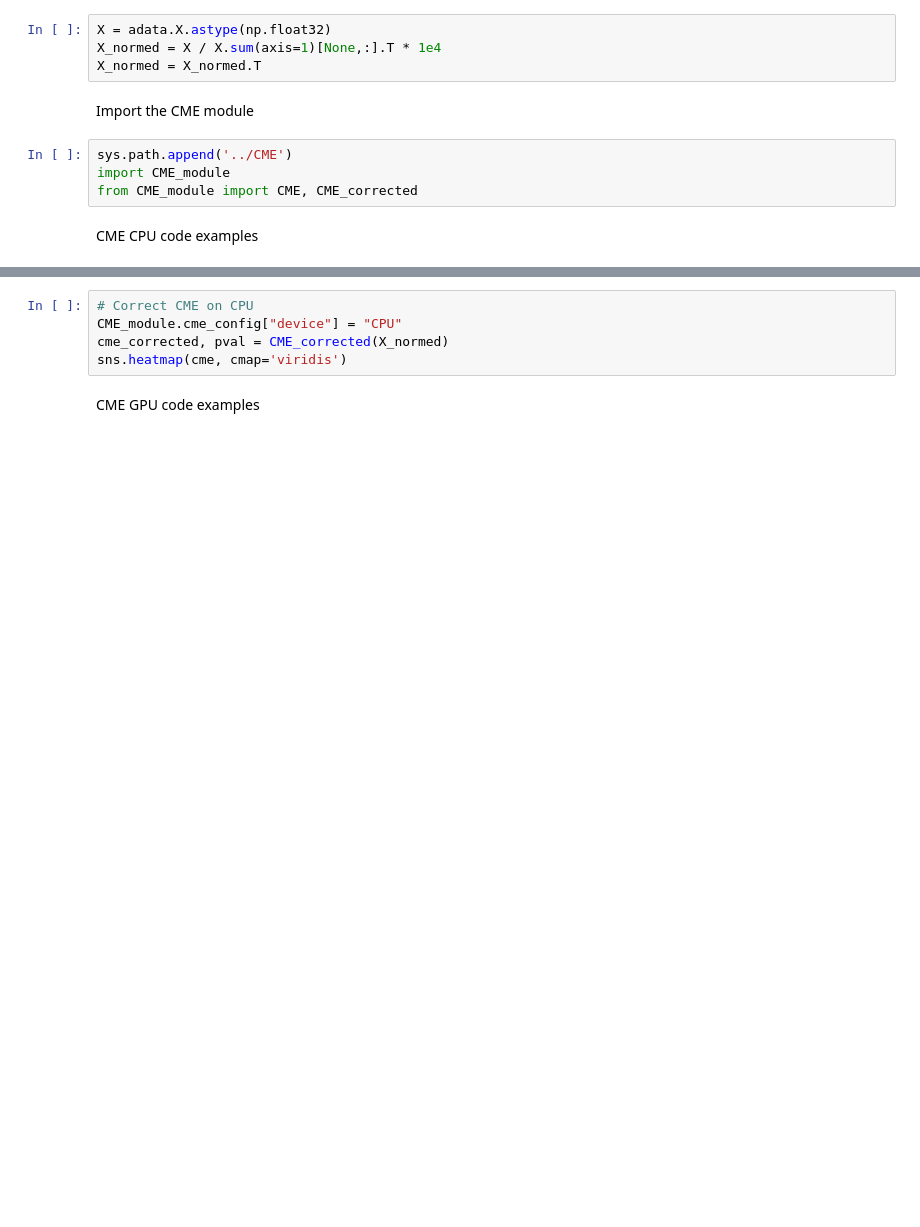
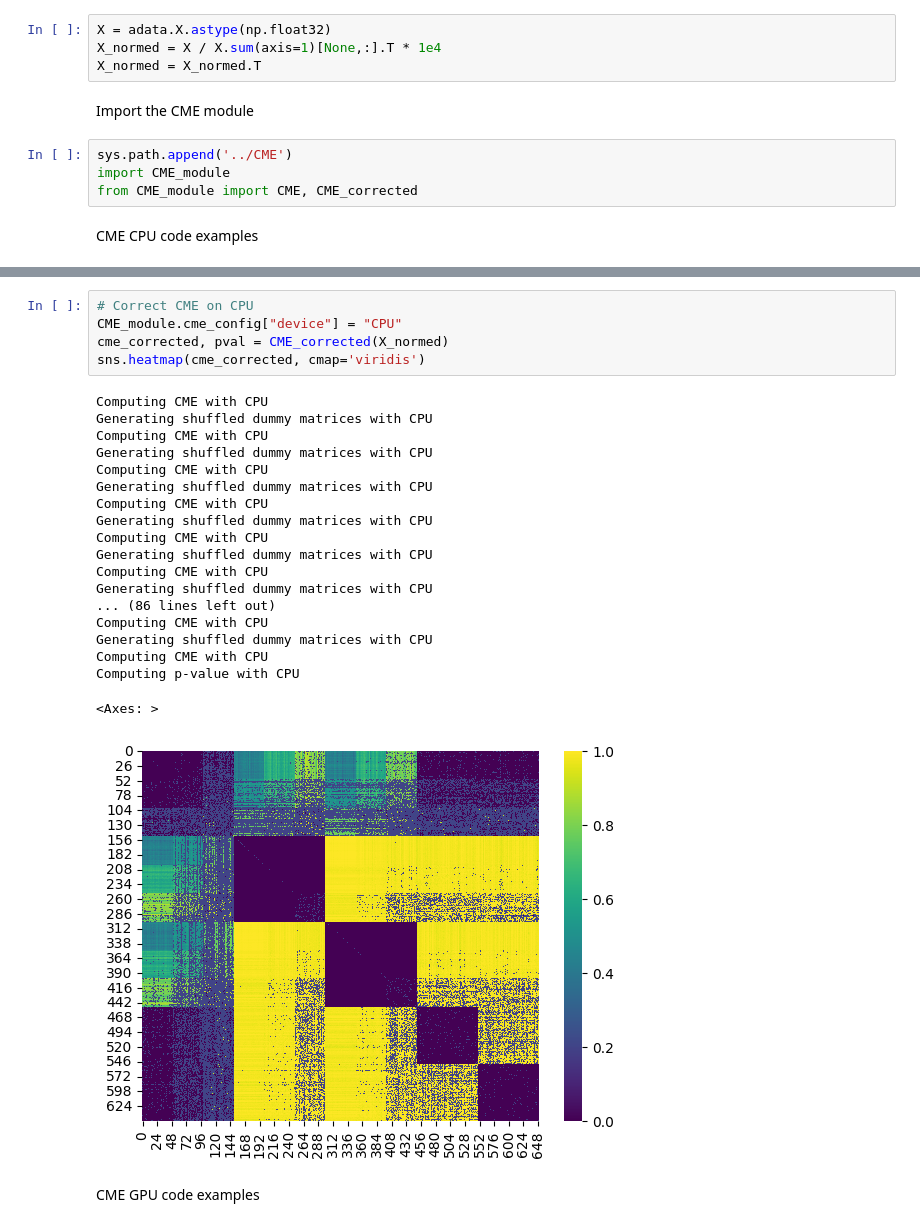
Before and after one commit to YourongZhou/sc_simulator, a Jupyter notebook: example_notebooks/CME_example.ipynb, the cells around one changed output, grey strips where cells are left out. Cells and saved outputs as stored; diff of their text form; blank space fills up the shorter version.

```diff
--- a/example_notebooks/CME_example.ipynb
+++ b/example_notebooks/CME_example.ipynb
@@ -33,8 +50,28 @@ sns.heatmap(cme, cmap='viridis')
 # %%
 # Correct CME on CPU
 CME_module.cme_config["device"] = "CPU"
 cme_corrected, pval = CME_corrected(X_normed)
-sns.heatmap(cme, cmap='viridis')
+sns.heatmap(cme_corrected, cmap='viridis')
+# %% [output]
+Computing CME with CPU
+Generating shuffled dummy matrices with CPU
+Computing CME with CPU
+Generating shuffled dummy matrices with CPU
+Computing CME with CPU
+Generating shuffled dummy matrices with CPU
+Computing CME with CPU
+Generating shuffled dummy matrices with CPU
+Computing CME with CPU
+Generating shuffled dummy matrices with CPU
+Computing CME with CPU
+Generating shuffled dummy matrices with CPU
+... (86 lines left out)
+Computing CME with CPU
+Generating shuffled dummy matrices with CPU
+Computing CME with CPU
+Computing p-value with CPU
+<Axes: >
+[figure, added]
 # %% [markdown]
 CME GPU code examples
 # %%
```
Also changed, not shown: parts of 4 cells of this notebook, 2 other files.
